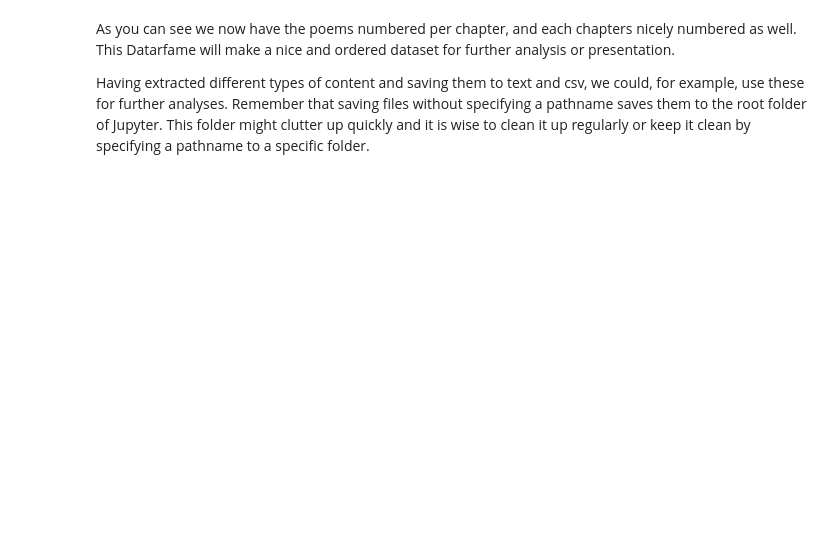
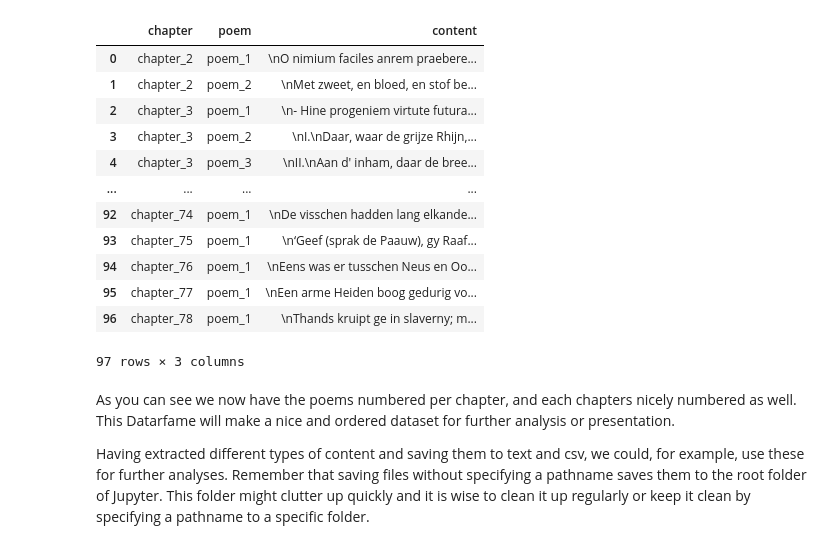
Before and after one commit to MirjamC/xml-workshop, a Jupyter notebook: _sources/10_tei_BS.ipynb, the cells around one changed output. Drawn from its saved outputs; the diff is of its cells as text; code cells hidden in the pictures; blank space fills up the shorter version.

```diff
--- a/_sources/10_tei_BS.ipynb
+++ b/_sources/10_tei_BS.ipynb
@@ -48,7 +52,6 @@ root
 # %%
 from bs4 import BeautifulSoup
-
-with open("xml-workshop/data/tei.xml", encoding='utf8') as f:
+with open("data/tei.xml", encoding='utf8') as f:
     root = BeautifulSoup(f, 'xml')
-root
+print(root)
 # %% [output]
@@ -109,4 +389,4 @@ for div in root.find_all('div'):
 # %%
-for div in root.find_all('div'):
-    if div.get('type') == 'chapter':
+for div in root.find_all('lg'):
+    if div.get('type') == 'poem':
         print(div.text)
@@ -130,14 +410,0 @@ Try the code above to see how the output now contains increasing chapter count
-# %%
-from bs4 import BeautifulSoup
-
-with open("xml-workshop/data/tei.xml", encoding='utf8') as f:
-    root = BeautifulSoup(f, 'xml')
-
-counter = 1
-
-for div in root.find_all('div'):
-    if div.get('type') == 'chapter':
-        print("chapter " + str(counter))
-        print(div.text)
-		## add 1 to the counter every iteration of the loop
-        counter += 1
@@ -369,23 +499,38 @@ poems  = pd.DataFrame(chapter_list, columns = ['chapter', 'poem', 'content'])
 # %%
 import pandas as pd
 chapter_list = []
 c_counter = 1
 p_counter = 1
-	for div in root.find_all('div'):
-		if div.get('type') == 'chapter':
-			chapter = "chapter_" + str(c_counter)
-			content = div.text
-			for poems in div.find_all('lg'):
-				if poems.get('type') == 'poem':
-				poem = "poem_" + str(p_couter)
+
+for div in root.find_all('div'):
+	if div.get('type') == 'chapter':
+		chapter = "chapter_" + str(c_counter)
+		content = div.text
+		for poems in div.find_all('lg'):
+			if poems.get('type') == 'poem':
+				poem = "poem_" + str(p_counter)
 				p_content = poems.text
-				chapter_list.append(chapter, poem, p_content])
+				chapter_list.append([chapter, poem, p_content])
 				p_counter += 1
 		c_counter += 1
 		p_counter = 1
 
 poems  = pd.DataFrame(chapter_list, columns = ['chapter', 'poem', 'content'])
 poems
+# %% [output]
+|  | chapter | poem | content |
+| 0 | chapter_2 | poem_1 | \nO nimium faciles anrem praebere... |
+| 1 | chapter_2 | poem_2 | \nMet zweet, en bloed, en stof be... |
+| 2 | chapter_3 | poem_1 | \n- Hine progeniem virtute futura... |
+| 3 | chapter_3 | poem_2 | \nI.\nDaar, waar de grijze Rhijn,... |
+| 4 | chapter_3 | poem_3 | \nII.\nAan d' inham, daar de bree... |
+| ... | ... | ... | ... |
+| 92 | chapter_74 | poem_1 | \nDe visschen hadden lang elkande... |
+| 93 | chapter_75 | poem_1 | \n‘Geef (sprak de Paauw), gy Raaf... |
+| 94 | chapter_76 | poem_1 | \nEens was er tusschen Neus en Oo... |
+| 95 | chapter_77 | poem_1 | \nEen arme Heiden boog gedurig vo... |
+| 96 | chapter_78 | poem_1 | \nThands kruipt ge in slaverny; m... |
+97 rows × 3 columns
 # %% [markdown]
 As you can see we now have the poems numbered per chapter, and each chapters nicely numbered as well. This Datarfame will make a nice and ordered dataset for further analysis or presentation.
 
```
Also changed, not shown: parts of 16 cells of this notebook, 10 other files.
